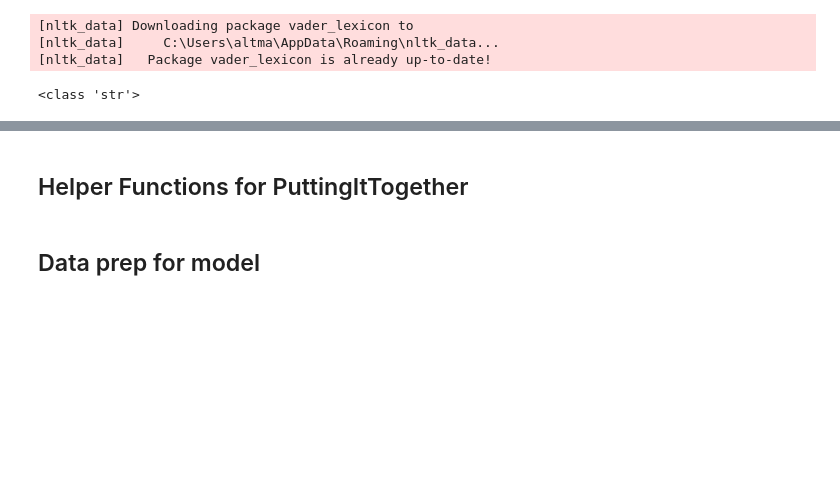
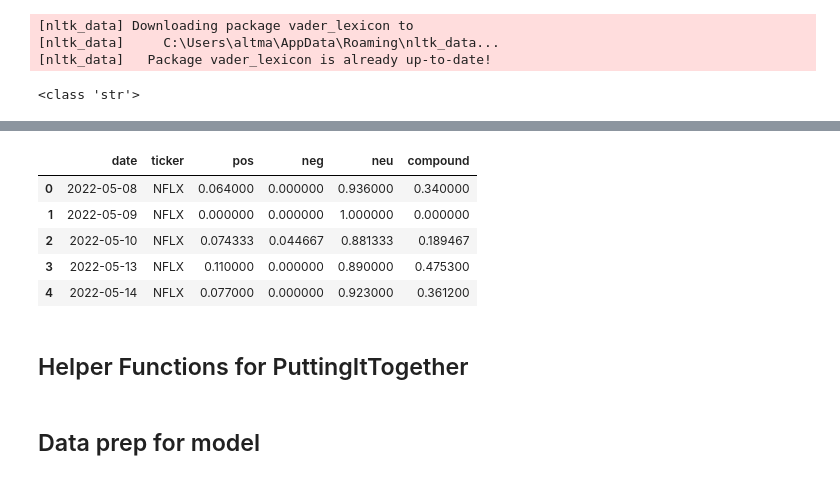
Before and after one commit to JoeHGeoghegan/P2G2-ProjectGit, a Jupyter notebook: Notebooks/Andrew.ipynb, the cells around one changed output, grey strips where cells are left out. Drawn from its saved outputs; the diff is of its cells as text; code cells hidden in the pictures; blank space fills up the shorter version.

```diff
--- a/Notebooks/Andrew.ipynb
+++ b/Notebooks/Andrew.ipynb
@@ -181,3 +133,15 @@ news_sent_avg.to_csv('../Notebooks/Data/Cleaned_Data/news_sentiment.csv')
+# %%
+news_df_list = [form_df(company) for company in company_list]
+vader_news_df_list = [daily_sentiment(df) for df in news_df_list]
+vader_news_df = pd.concat(vader_news_df_list, axis=0, join='outer')
+vader_news_df.head()
+# %% [output]
+|  | date | ticker | pos | neg | neu | compound |
+| 0 | 2022-05-08 | NFLX | 0.064000 | 0.000000 | 0.936000 | 0.340000 |
+| 1 | 2022-05-09 | NFLX | 0.000000 | 0.000000 | 1.000000 | 0.000000 |
+| 2 | 2022-05-10 | NFLX | 0.074333 | 0.044667 | 0.881333 | 0.189467 |
+| 3 | 2022-05-13 | NFLX | 0.110000 | 0.000000 | 0.890000 | 0.475300 |
+| 4 | 2022-05-14 | NFLX | 0.077000 | 0.000000 | 0.923000 | 0.361200 |
 # %%
 # perform sentiment analysis and find average sentiment by date
 
```
Also changed, not shown: parts of 16 cells of this notebook, 1 other file.
